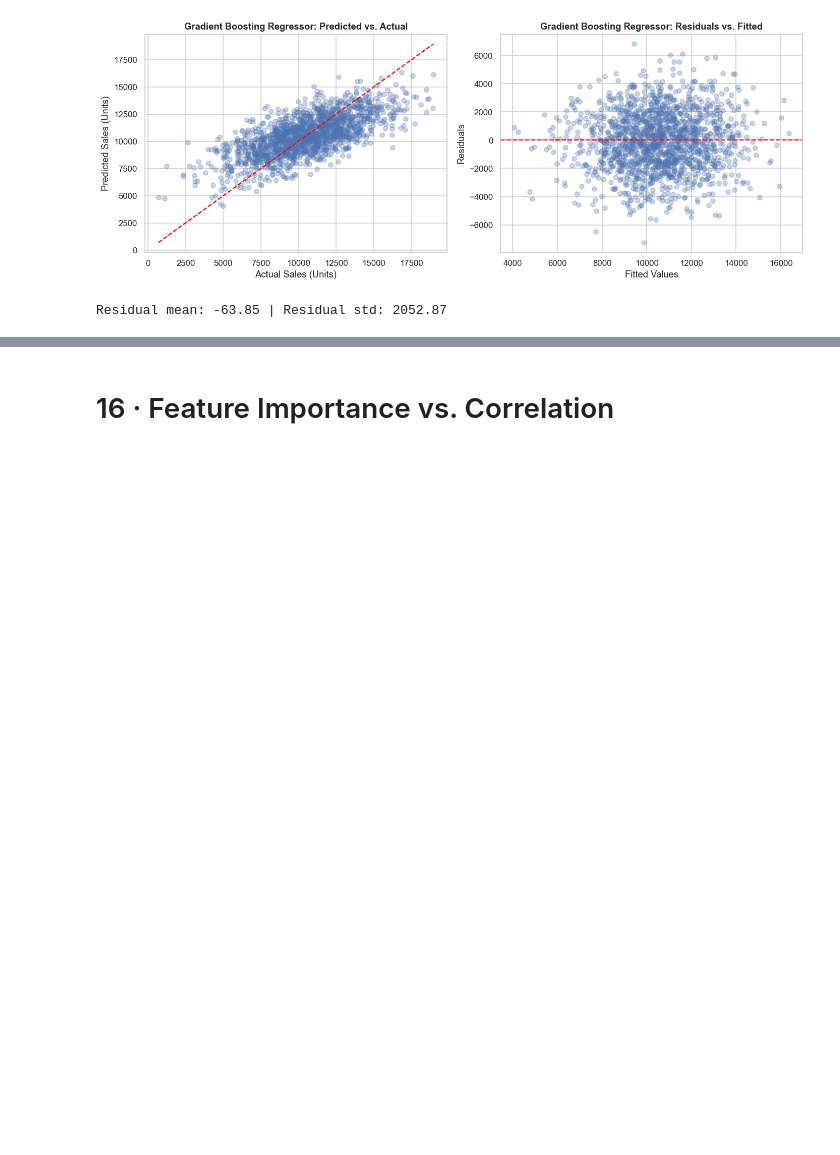
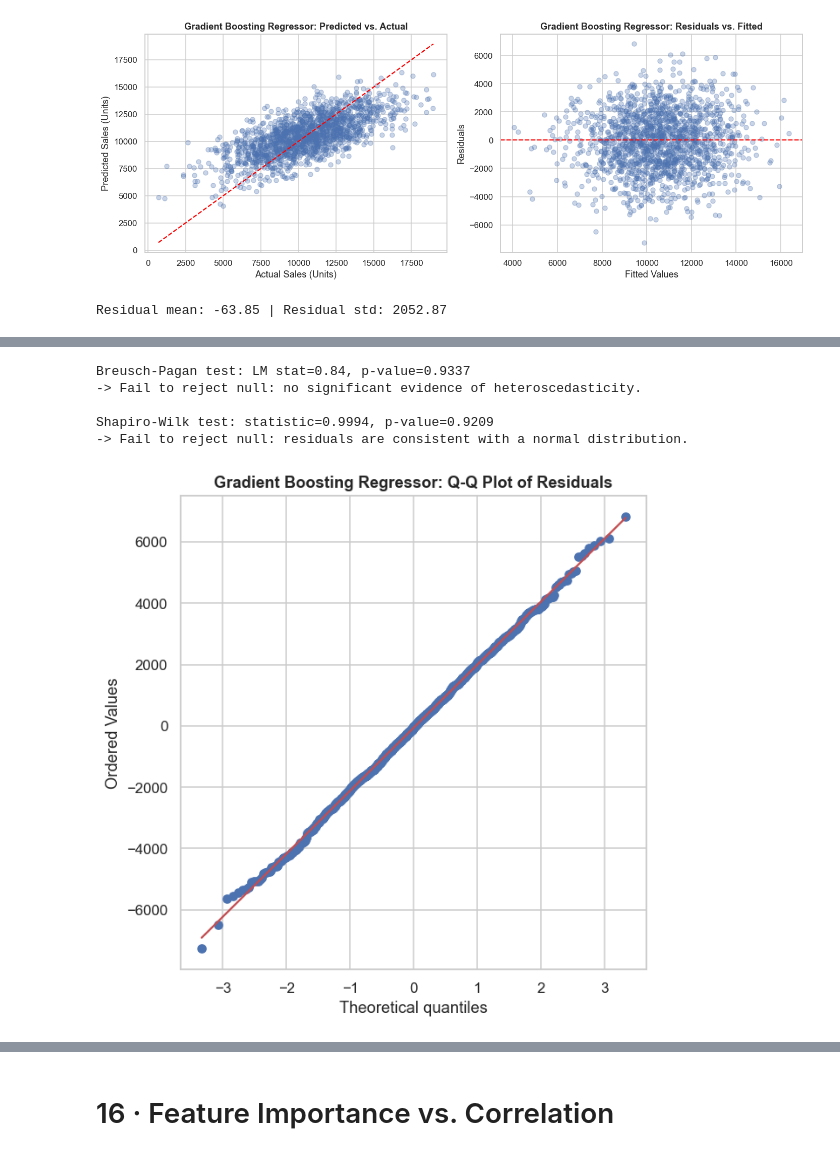
Before and after one commit to Vignnite/Sales-campaign-regresssion-analysis, a Jupyter notebook: Sales_Campaign_case_study/Sales_Campaign_case_study.ipynb, the cells around one changed output, grey strips where cells are left out. Saved outputs shown, nothing was run; the diff lists cells and outputs as text; code cells hidden in the pictures; blank space fills up the shorter version.

```diff
--- a/Sales_Campaign_case_study/Sales_Campaign_case_study.ipynb
+++ b/Sales_Campaign_case_study/Sales_Campaign_case_study.ipynb
@@ -1481,0 +1542,28 @@ Residual mean: -63.85 | Residual std: 2052.87
+# %%
+bp_exog = add_constant(X_eda_test)
+bp_stat, bp_pvalue, bp_fstat, bp_fpvalue = het_breuschpagan(residuals, bp_exog)
+print(f"Breusch-Pagan test: LM stat={bp_stat:.2f}, p-value={bp_pvalue:.4f}")
+if bp_pvalue < 0.05:
+    print("-> Reject null of homoscedasticity: residual variance depends on the features (heteroscedastic).")
+else:
+    print("-> Fail to reject null: no significant evidence of heteroscedasticity.")
+
+shapiro_stat, shapiro_pvalue = scipy_stats.shapiro(residuals)
+print(f"\nShapiro-Wilk test: statistic={shapiro_stat:.4f}, p-value={shapiro_pvalue:.4f}")
+if shapiro_pvalue < 0.05:
+    print("-> Reject null of normality: residuals are not normally distributed.")
+else:
+    print("-> Fail to reject null: residuals are consistent with a normal distribution.")
+
+fig, ax = plt.subplots(figsize=(6, 6))
+scipy_stats.probplot(residuals, dist="norm", plot=ax)
+ax.set_title(f"{best_model_name}: Q-Q Plot of Residuals")
+plt.tight_layout()
+plt.show()
+# %% [output]
+Breusch-Pagan test: LM stat=0.84, p-value=0.9337
+-> Fail to reject null: no significant evidence of heteroscedasticity.
+
+Shapiro-Wilk test: statistic=0.9994, p-value=0.9209
+-> Fail to reject null: residuals are consistent with a normal distribution.
+[figure, added]
```
Also changed, not shown: parts of 17 cells of this notebook.
